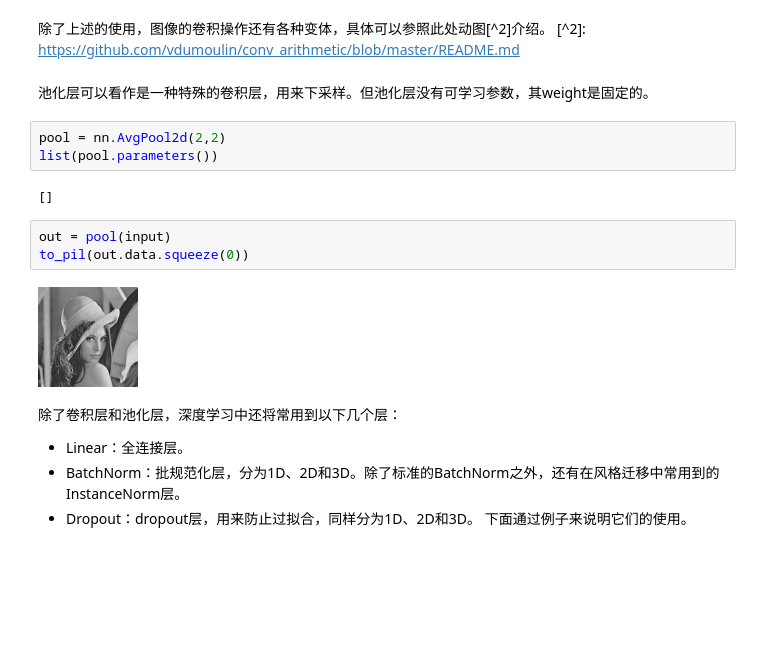
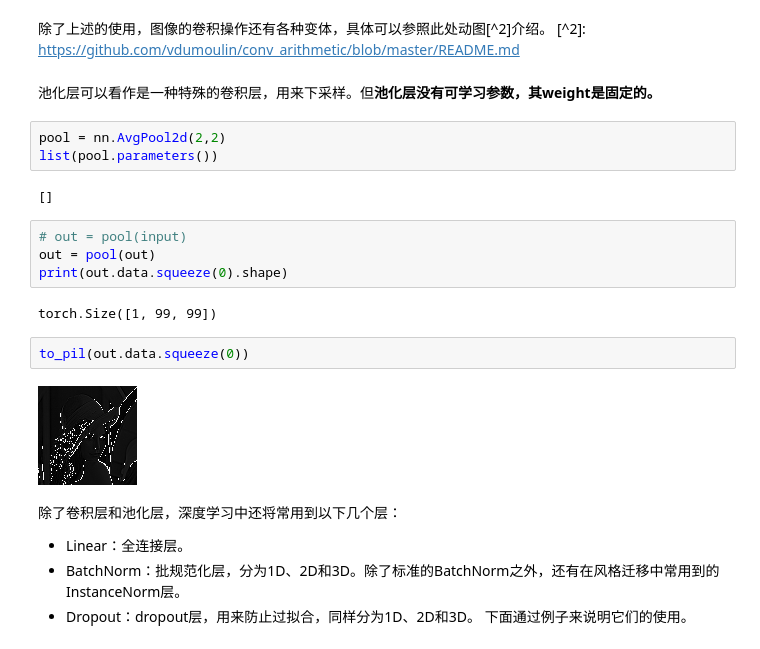
Before and after one commit to 593903762/shenduxuexikuangjia_pytorch, a Jupyter notebook: chapter04-neural_network/chapter4.ipynb, the cells around one changed output. Saved outputs shown, nothing was run; the diff lists cells and outputs as text; blank space fills up the shorter version.

```diff
--- a/chapter04-neural_network/chapter4.ipynb
+++ b/chapter04-neural_network/chapter4.ipynb
@@ -119,17 +148,22 @@ to_pil(out.data.squeeze(0))
 除了上述的使用，图像的卷积操作还有各种变体，具体可以参照此处动图[^2]介绍。
 [^2]: https://github.com/vdumoulin/conv_arithmetic/blob/master/README.md
 # %% [markdown]
-池化层可以看作是一种特殊的卷积层，用来下采样。但池化层没有可学习参数，其weight是固定的。
+池化层可以看作是一种特殊的卷积层，用来下采样。但**池化层没有可学习参数，其weight是固定的。**
 # %%
 pool = nn.AvgPool2d(2,2)
 list(pool.parameters())
 # %% [output]
 []
+# %%
+# out = pool(input)
+out = pool(out)
+print(out.data.squeeze(0).shape)
+# %% [output]
+torch.Size([1, 99, 99])
 # %%
-out = pool(input)
 to_pil(out.data.squeeze(0))
 # %% [output]
-[figure, old version]
+[figure, new version]
 # %% [markdown]
 除了卷积层和池化层，深度学习中还将常用到以下几个层：
 - Linear：全连接层。
```
Also changed, not shown: parts of 36 cells of this notebook, 4 other files.
